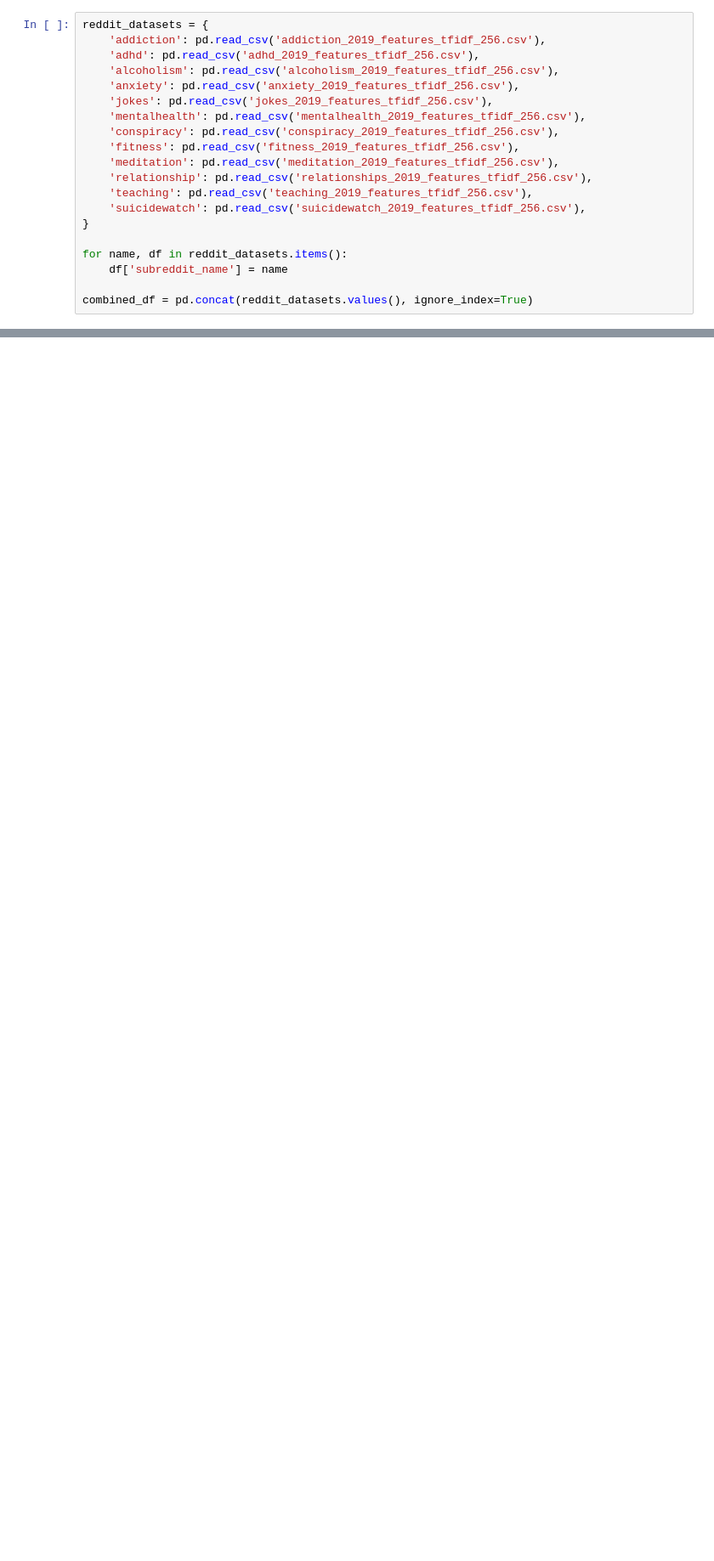
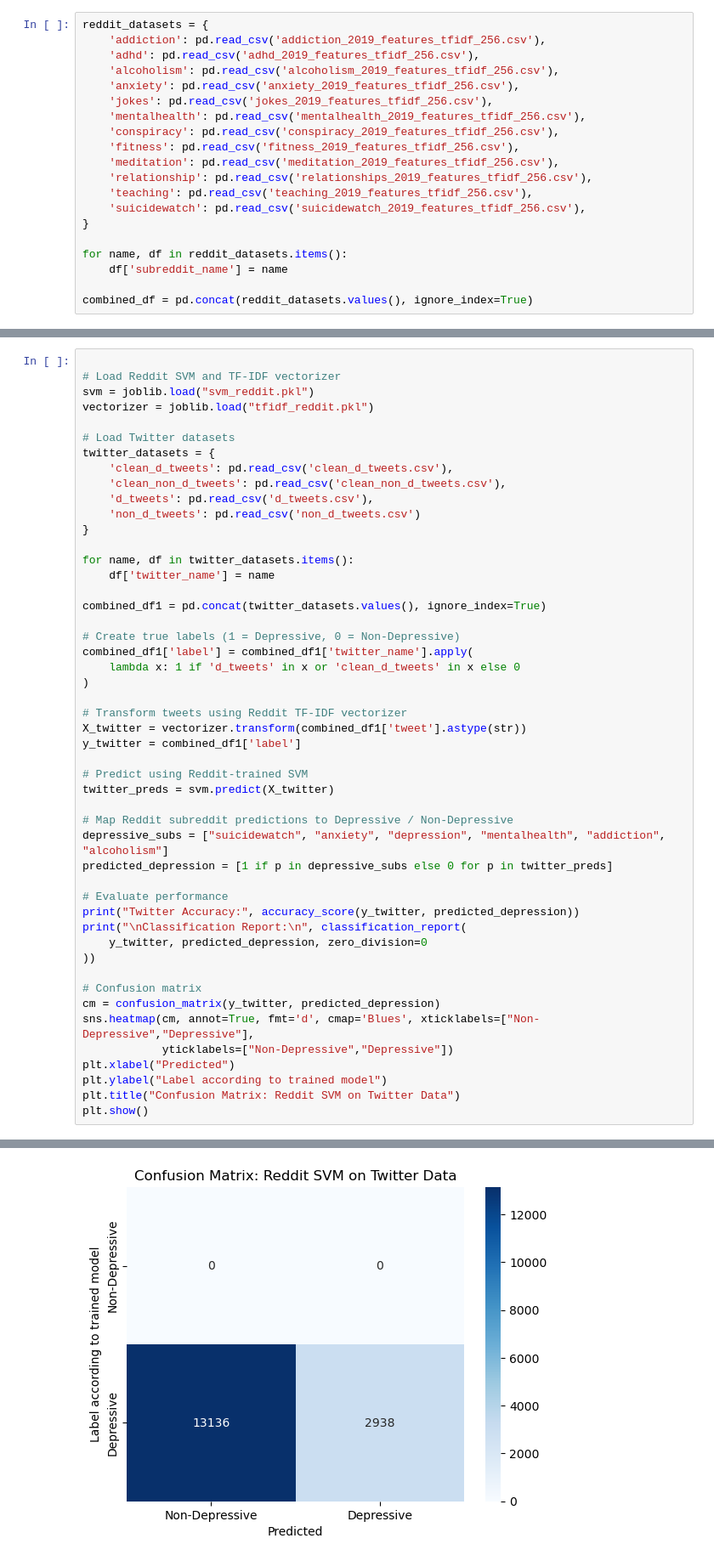
Before and after one commit to hlbels/crossplatform-mentalhealth-ml, a Jupyter notebook: SVM.ipynb, the cells around one changed output, grey strips where cells are left out. Shown at 85% size. Drawn from its saved outputs; the diff is of its cells as text; blank space fills up the shorter version.

```diff
--- a/SVM.ipynb
+++ b/SVM.ipynb
@@ -169,0 +78,50 @@ print(preds)  # [1, 0, 1] for example
+# %%
+
+# Load Reddit SVM and TF-IDF vectorizer
+svm = joblib.load("svm_reddit.pkl")
+vectorizer = joblib.load("tfidf_reddit.pkl")
+
+# Load Twitter datasets
+twitter_datasets = {
+    'clean_d_tweets': pd.read_csv('clean_d_tweets.csv'),
+    'clean_non_d_tweets': pd.read_csv('clean_non_d_tweets.csv'),
+    'd_tweets': pd.read_csv('d_tweets.csv'),
+    'non_d_tweets': pd.read_csv('non_d_tweets.csv')
+}
+
+for name, df in twitter_datasets.items():
+    df['twitter_name'] = name
+
+combined_df1 = pd.concat(twitter_datasets.values(), ignore_index=True)
+
+# Create true labels (1 = Depressive, 0 = Non-Depressive)
+combined_df1['label'] = combined_df1['twitter_name'].apply(
+    lambda x: 1 if 'd_tweets' in x or 'clean_d_tweets' in x else 0
+)
+
+# Transform tweets using Reddit TF-IDF vectorizer
+X_twitter = vectorizer.transform(combined_df1['tweet'].astype(str))
+y_twitter = combined_df1['label']
+
+# Predict using Reddit-trained SVM
+twitter_preds = svm.predict(X_twitter)
+
+# Map Reddit subreddit predictions to Depressive / Non-Depressive
+depressive_subs = ["suicidewatch", "anxiety", "depression", "mentalhealth", "addiction", "alcoholism"]
+predicted_depression = [1 if p in depressive_subs else 0 for p in twitter_preds]
+
+# Evaluate performance
+print("Twitter Accuracy:", accuracy_score(y_twitter, predicted_depression))
+print("\nClassification Report:\n", classification_report(
+    y_twitter, predicted_depression, zero_division=0
+))
+
+# Confusion matrix
+cm = confusion_matrix(y_twitter, predicted_depression)
+sns.heatmap(cm, annot=True, fmt='d', cmap='Blues', xticklabels=["Non-Depressive","Depressive"],
+            yticklabels=["Non-Depressive","Depressive"])
+plt.xlabel("Predicted")
+plt.ylabel("Label according to trained model")
+plt.title("Confusion Matrix: Reddit SVM on Twitter Data")
+plt.show()
+# %% [output]
@@ -169,0 +139 @@ print(preds)  # [1, 0, 1] for example
+[figure, added]
```
Also changed, not shown: parts of 9 cells of this notebook.
